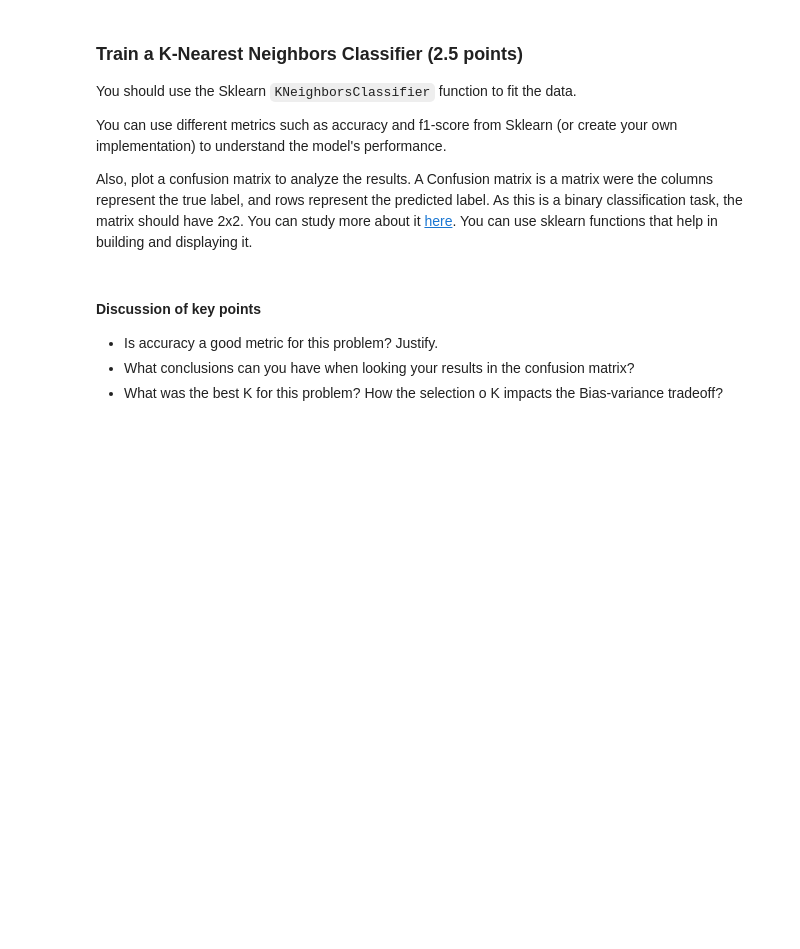
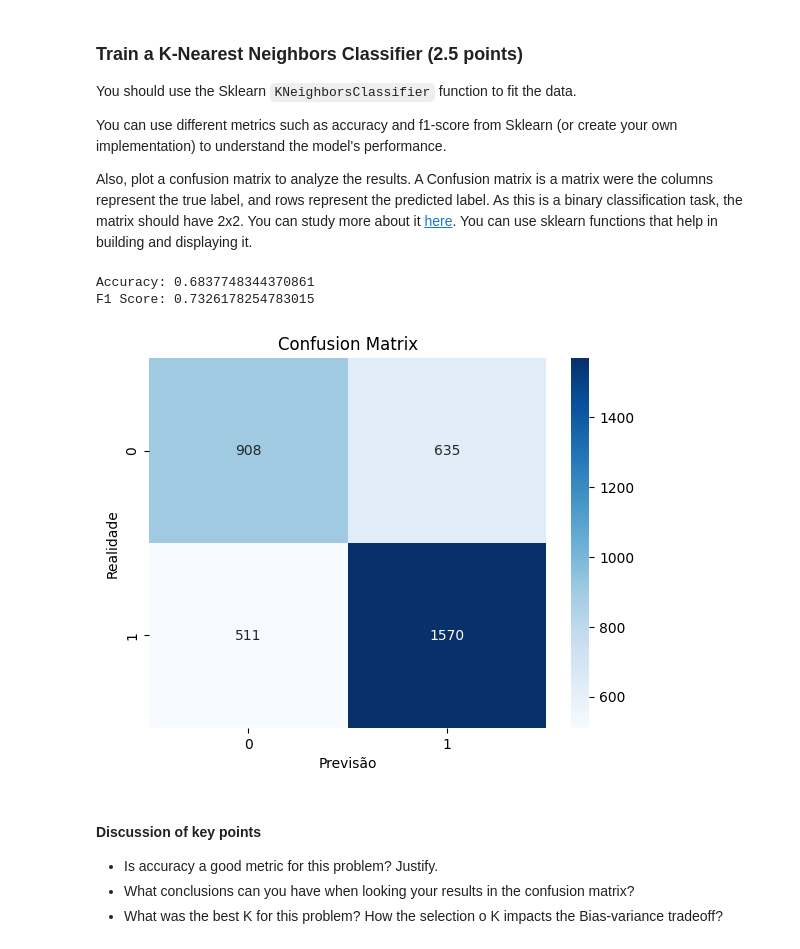
Before and after one commit to TheDeas343/MC886, a Jupyter notebook: Projects/P1/MC886_T1.ipynb, the cells around one changed output. Cells and saved outputs as stored; diff of their text form; code cells hidden in the pictures; blank space fills up the shorter version.

Commit message:
KNN Classifier

```diff
--- a/Projects/P1/MC886_T1.ipynb
+++ b/Projects/P1/MC886_T1.ipynb
@@ -789,0 +796,8 @@ plt.show()
+# %%
+
+colunas_para_remover = ['Bar', 'age', 'CarryAway', 'toCoupon_GEQ5min', 'has_children', 'temperature']
+
+X_train = X_train.drop(colunas_para_remover, axis=1)
+X_test = X_test.drop(colunas_para_remover, axis=1)
+
+X_train
@@ -789,0 +825,5 @@ plt.show()
+# %%
+X_train = pd.get_dummies(X_train)
+X_test = pd.get_dummies(X_test)
+
+X_train
@@ -807,3 +871,33 @@ A Confusion matrix is a matrix were the columns represent the true label, and ro
+# %%
+# Trienamento do modelo de classificação KNN
+
+# Inicializar e treinar o SGDRegressor
+knn_classifier = KNeighborsClassifier()
+knn_classifier.fit(X_train, y_train)
+
+# Prever os valores do conjunto de teste
+y_pred = knn_classifier.predict(X_test)
+# %%
+# Calcular as métricas de avaliação
+accuracy = accuracy_score(y_test, y_pred)
+f1 = f1_score(y_test, y_pred)
+
+# Imprimir as métricas de avaliação
+print("Accuracy:", accuracy)
+print("F1 Score:", f1)
+# %% [output]
+Accuracy: 0.6837748344370861
+F1 Score: 0.7326178254783015
+# %%
+# Plotar a matriz de confusão
+conf_matrix = confusion_matrix(y_test, y_pred)
+sns.heatmap(conf_matrix, annot=True, cmap='Blues', fmt='g')
+plt.xlabel('Previsão')
+plt.ylabel('Realidade')
+plt.title('Confusion Matrix')
+plt.show()
+# %% [output]
+[figure, added]
 # %% [markdown]
 #### Discussion of key points
 
```
Also changed, not shown: parts of 7 cells of this notebook.
